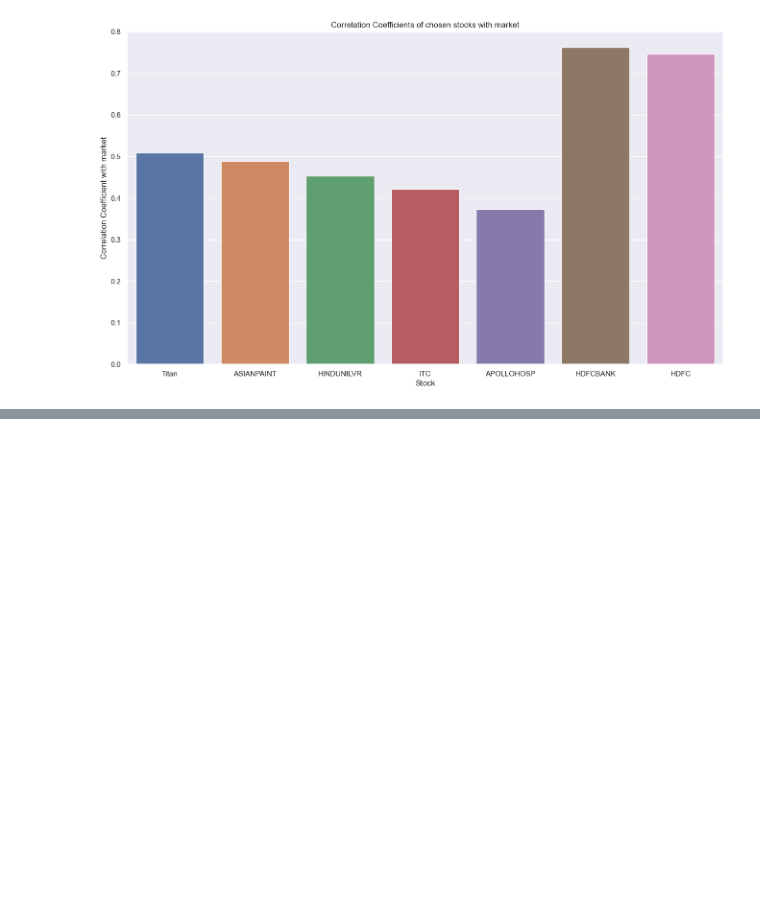
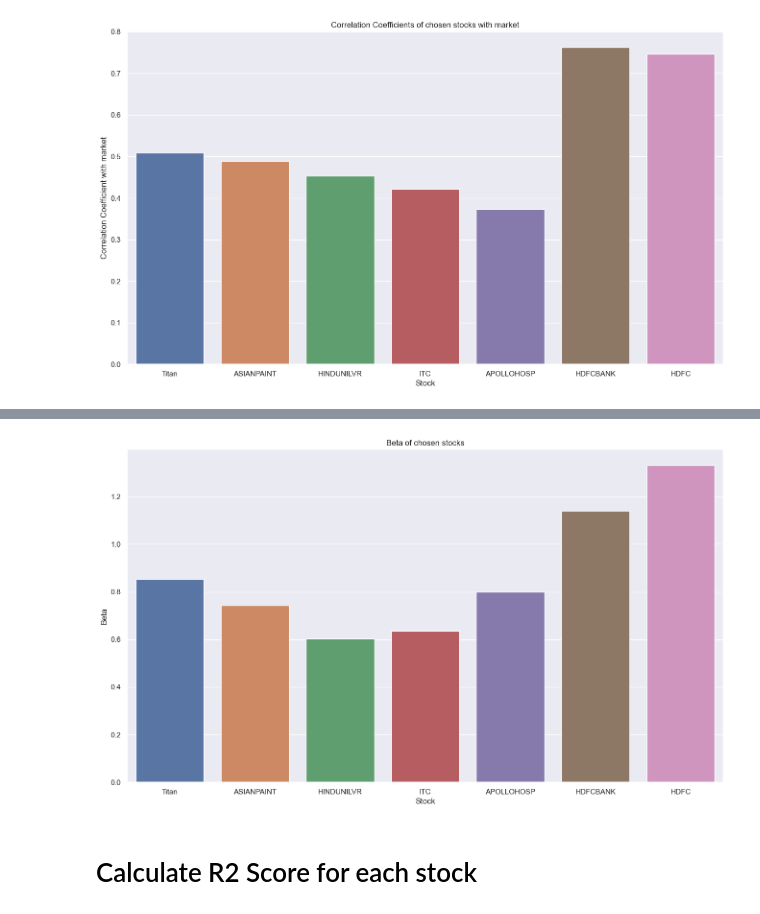
Before and after one commit to yotitan/DA226O-Project1, a Jupyter notebook: 2 - Calculations.ipynb, the cells around one changed output, grey strips where cells are left out. Saved outputs shown, nothing was run; the diff lists cells and outputs as text; code cells hidden in the pictures; blank space fills up the shorter version.

Commit message:
Calculation Summary Graph

```diff
--- a/2 - Calculations.ipynb
+++ b/2 - Calculations.ipynb
@@ -146,0 +160,5 @@ plt.show( )
+# %%
+beta = {}
+
+for stock in chosen_ones:
+    beta[stock] = corr_coeff[stock] * train_std_return[stock] / train_std_return[index_one]
@@ -146,0 +175,10 @@ plt.show( )
+# %%
+sns.barplot( x=list( beta.keys( ) ), y=list( beta.values( ) ) )
+plt.xlabel( 'Stock' )
+plt.ylabel( 'Beta' )
+plt.title( 'Beta of chosen stocks' )
+plt.show( )
+# %% [output]
+[figure, added]
+# %% [markdown]
+# Calculate R2 Score for each stock
```
Also changed, not shown: parts of 11 cells of this notebook, 2 other files.
